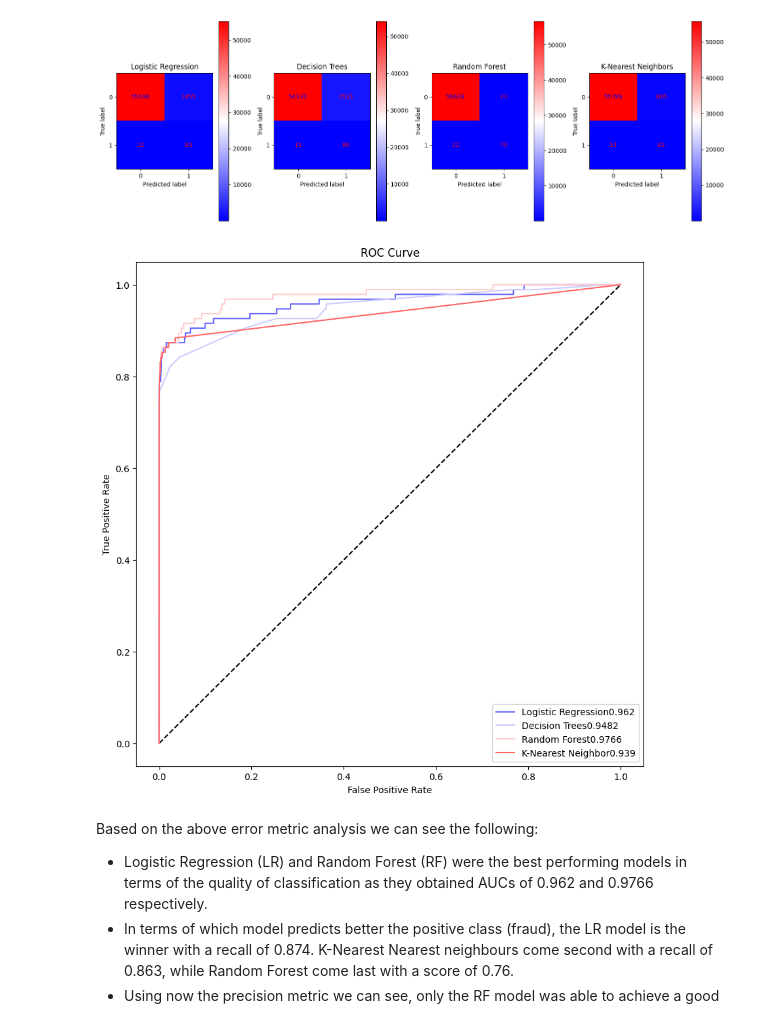
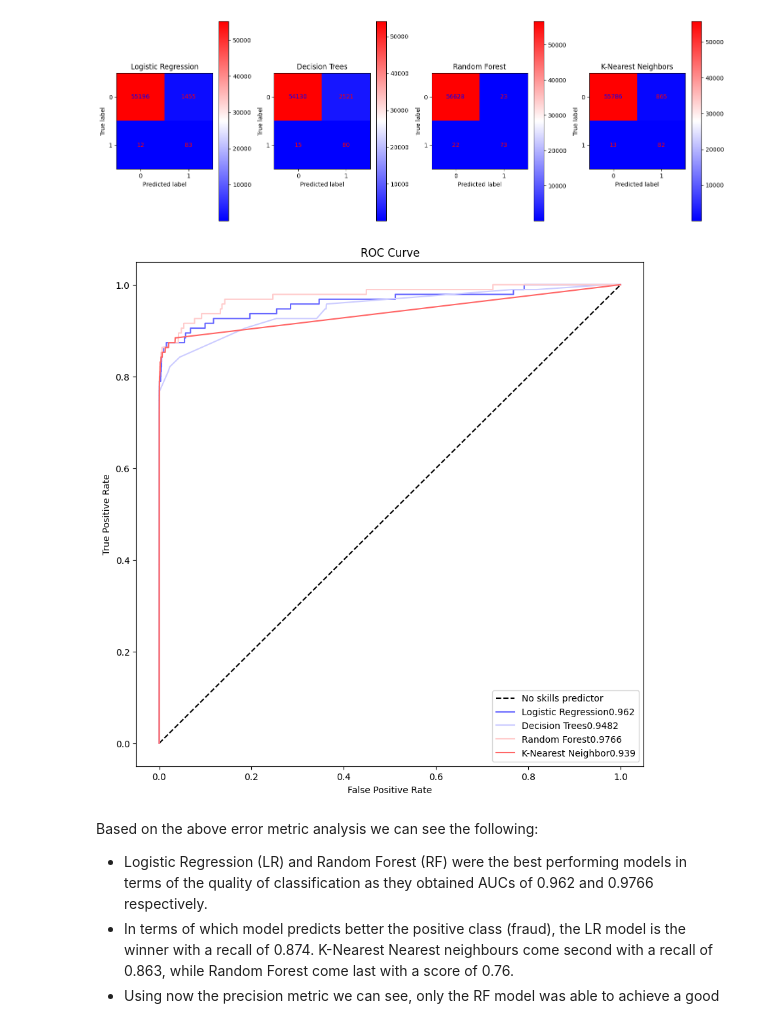
Before and after one commit to DMoschou/fraud_detection, a Jupyter notebook: notebooks/Fraudulent_Transaction_Capstone.ipynb, the cells around one changed output. Saved outputs shown, nothing was run; the diff lists cells and outputs as text; code cells hidden in the pictures.

```diff
--- a/notebooks/Fraudulent_Transaction_Capstone.ipynb
+++ b/notebooks/Fraudulent_Transaction_Capstone.ipynb
@@ -507,33 +509,29 @@ knn_y_pred = knn_model.predict(X_test)
 dt_y_pred = dt_model.predict(X_test)
 rf_y_pred = rf_model.predict(X_test)
 # %%
-lr_y_pred_prob = lr_model.predict_proba(X_test)[:, 1]
-knn_y_pred_prob = knn_model.predict_proba(X_test)[:, 1]
-rf_y_pred_prob = rf_model.predict_proba(X_test)[:, 1]
-
 # Generate the no skill predictor (constanly chooses the majority class)
 ns_probs = [0 for _ in range(len(y_test))]
 ns_fpr, ns_tpr, _ = roc_curve(y_test, ns_probs)
 
 fig, ax = plt.subplots(1, 1, figsize=(10, 10))
-ax.plot(ns_fpr, ns_tpr, color="black", linestyle="dashed")
+ax.plot(ns_fpr, ns_tpr, color="black", linestyle="dashed", label='No skills predictor')
 c = [0.2, 0.4, 0.6, 0.8]
 i = 0
 for k, v in models.items():
     y_pred_proba = v.predict_proba(X_test)[:, 1]
     fpr, tpr, _ = roc_curve(y_test, y_pred_proba)
     auc = roc_auc_score(y_test, y_pred_proba)
     # Fix value of auc
     ax.plot(fpr, tpr, label=k + str(round(auc, 4)), color=cmap(c[i]))
     ax.legend(loc=4)
     i += 1
 
 ax.set_title("ROC Curve")
 ax.set_ylabel("True Positive Rate")
 ax.set_xlabel("False Positive Rate")
 plt.show()
 # %% [output]
-[figure, old version]
+[figure, new version]
 # %% [markdown]
 Based on the above error metric analysis we can see the following:
 * Logistic Regression (LR) and Random Forest (RF) were the best performing models in terms of the quality of classification as they obtained AUCs of 0.962 and 0.9766 respectively.
```
Also changed, not shown: parts of 1 cell of this notebook, 1 other file.
